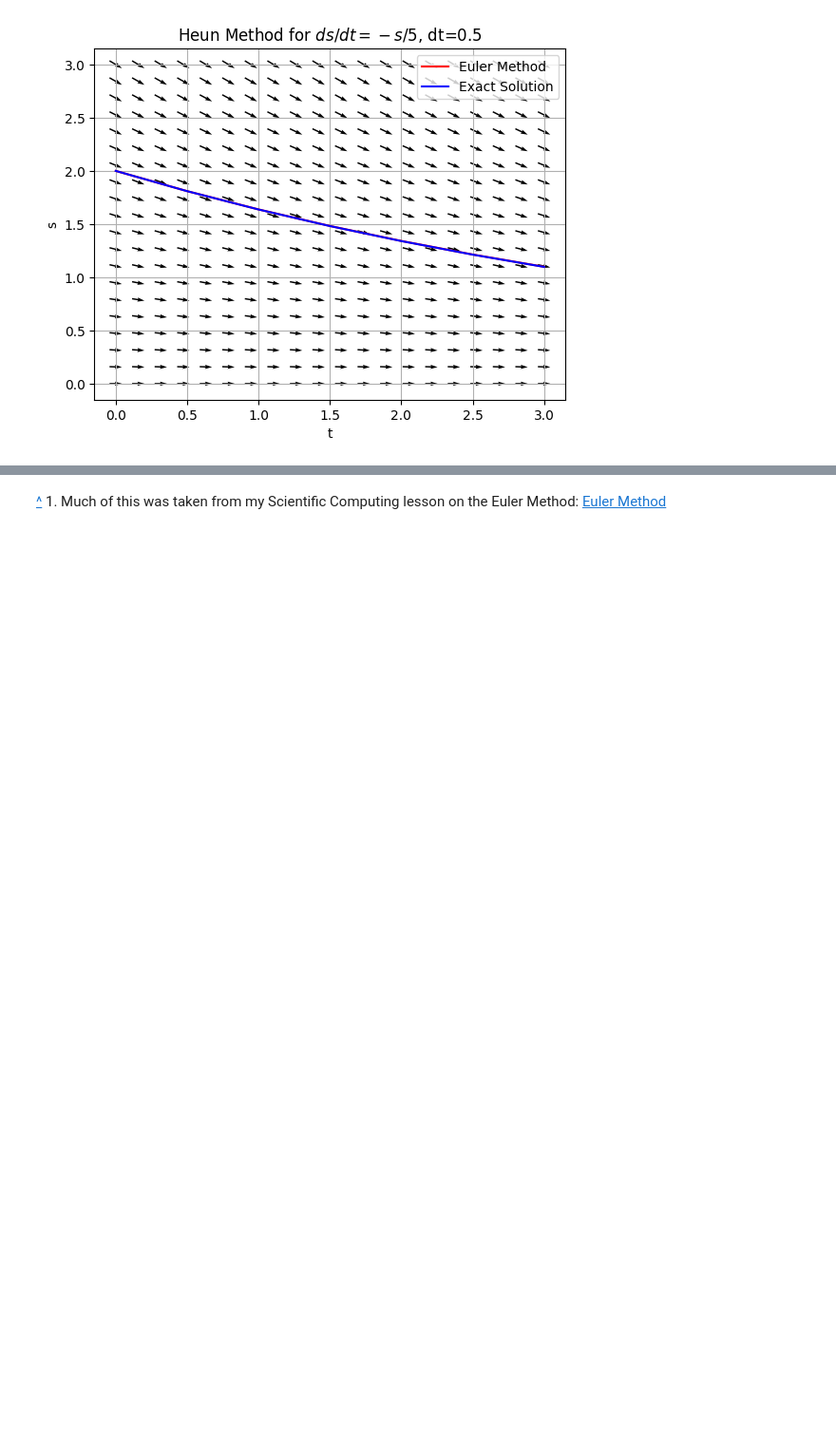
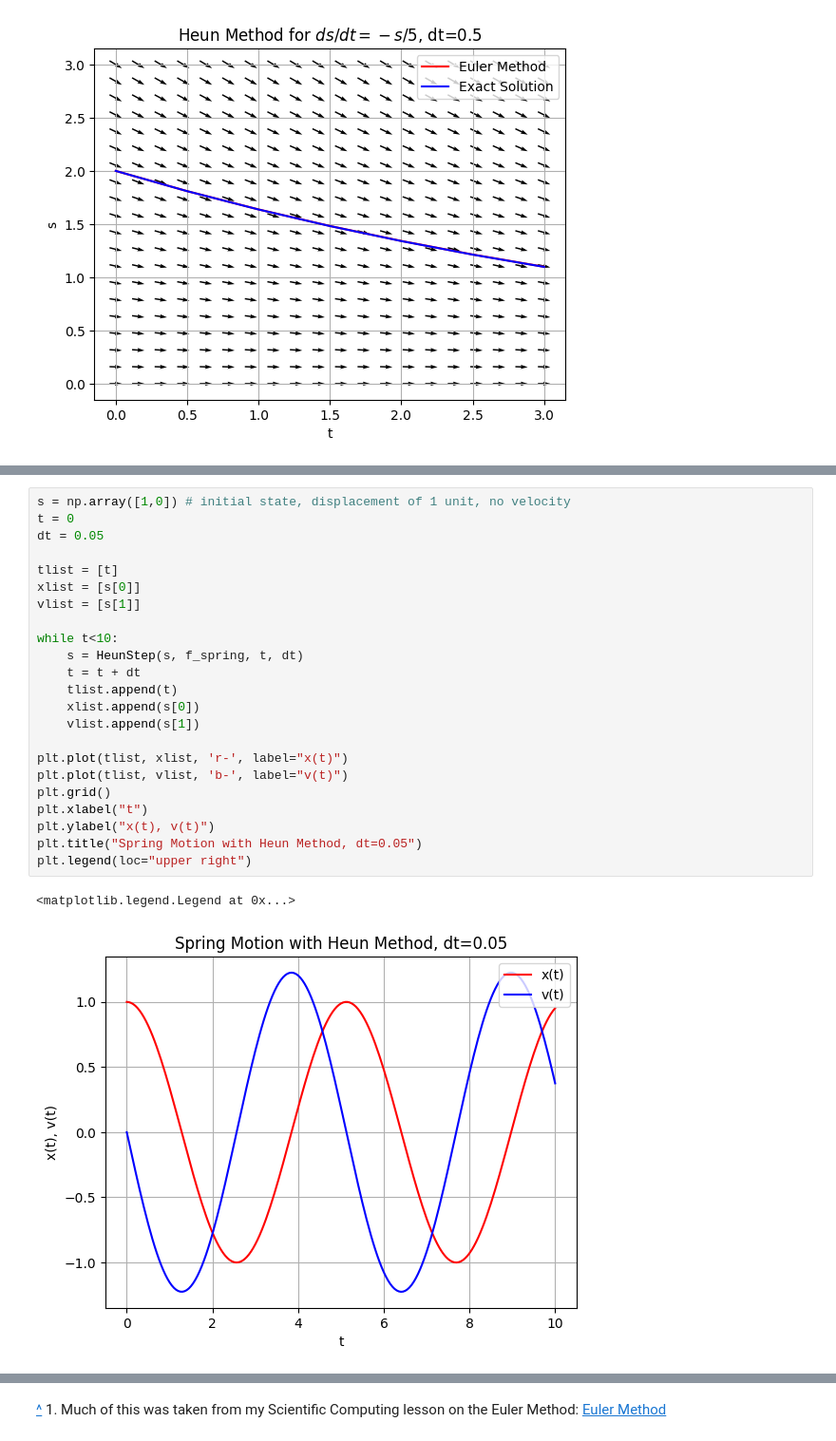
Before and after one commit to 201820-SWEN-230/MATH-330-Activities, a Jupyter notebook: Activity2_NumericalMethods.ipynb, the cells around one changed output, grey strips where cells are left out. Shown at 95% size. Cells and saved outputs as stored; diff of their text form; blank space fills up the shorter version.

```diff
--- a/Activity2_NumericalMethods.ipynb
+++ b/Activity2_NumericalMethods.ipynb
@@ -445,0 +452,26 @@ plt.legend(loc="upper right")
+# %%
+s = np.array([1,0]) # initial state, displacement of 1 unit, no velocity
+t = 0
+dt = 0.05
+
+tlist = [t]
+xlist = [s[0]]
+vlist = [s[1]]
+
+while t<10:
+    s = HeunStep(s, f_spring, t, dt)
+    t = t + dt
+    tlist.append(t)
+    xlist.append(s[0])
+    vlist.append(s[1])
+
+plt.plot(tlist, xlist, 'r-', label="x(t)")
+plt.plot(tlist, vlist, 'b-', label="v(t)")
+plt.grid()
+plt.xlabel("t")
+plt.ylabel("x(t), v(t)")
+plt.title("Spring Motion with Heun Method, dt=0.05")
+plt.legend(loc="upper right")
+# %% [output]
+<matplotlib.legend.Legend at 0x...>
+[figure, added]
```
Also changed, not shown: parts of 8 cells of this notebook.
